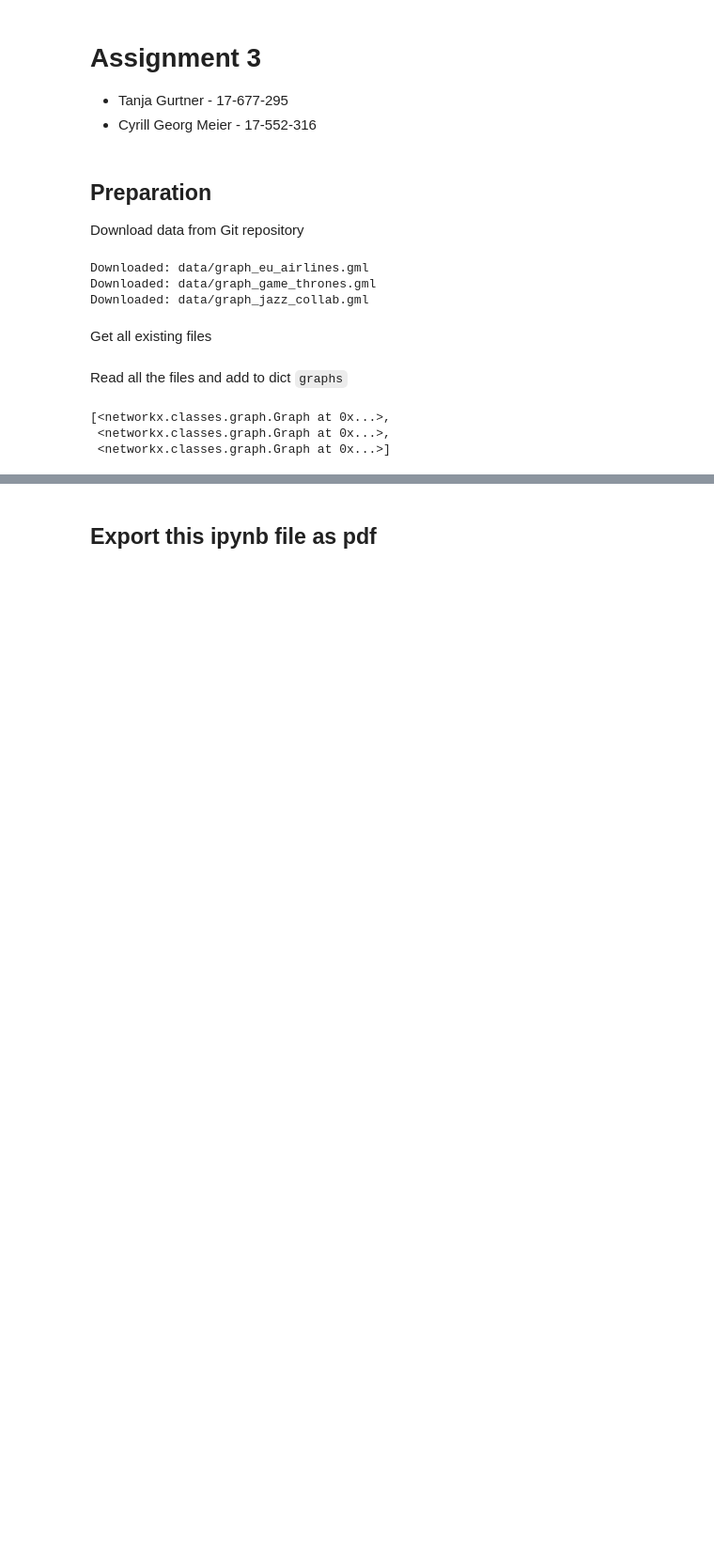
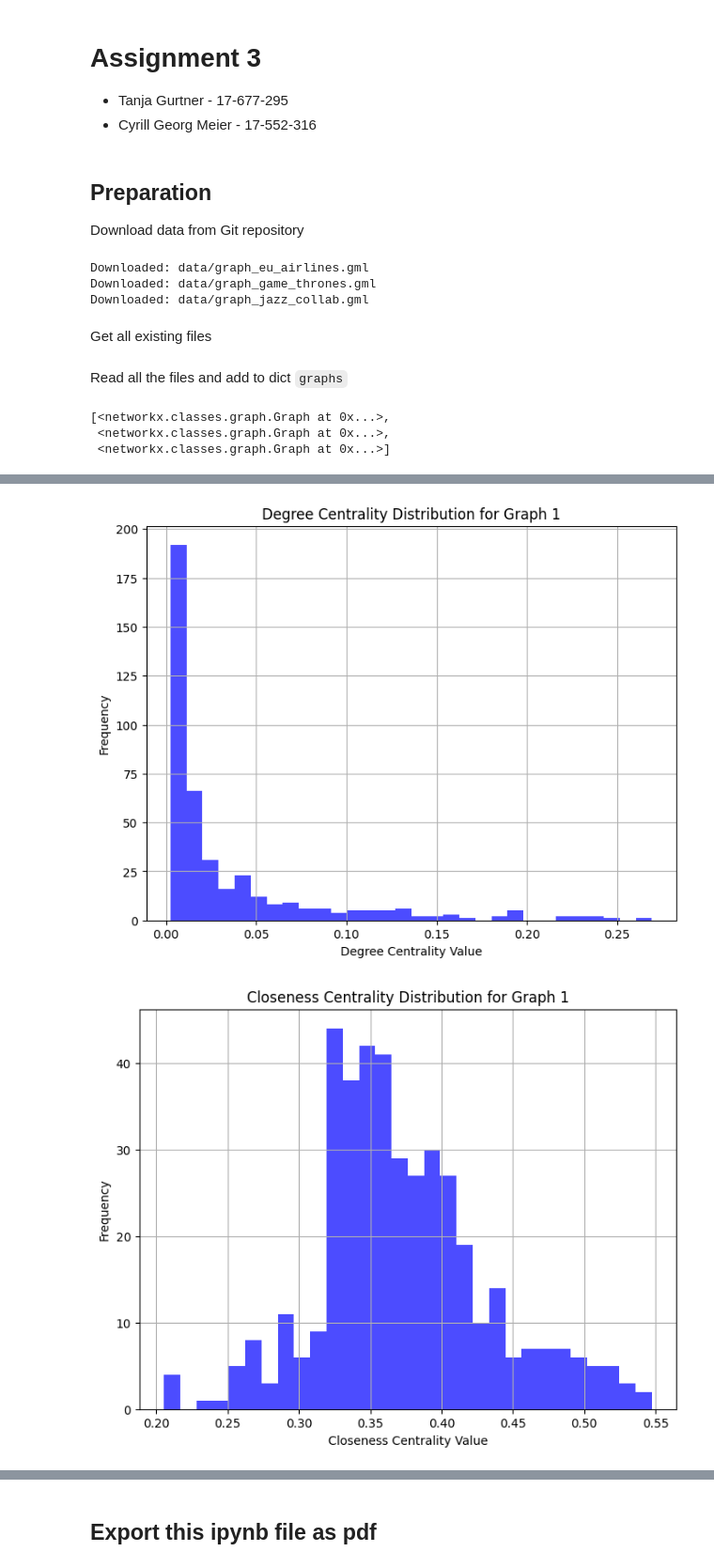
Before and after one commit to UZH-Cyrill-Meier/NetworkScience, a Jupyter notebook: Assignments/assignment 3/assignment3.ipynb, the cells around one changed output, grey strips where cells are left out. Shown at 94% size. Cells and saved outputs as stored; diff of their text form; code cells hidden in the pictures; blank space fills up the shorter version.

```diff
--- a/Assignments/assignment 3/assignment3.ipynb
+++ b/Assignments/assignment 3/assignment3.ipynb
@@ -103,0 +106,32 @@ def plot_network_graph(G):
+# %%
+# Function to compute all centralities for a given graph
+def compute_centralities(graph):
+    return {
+        'Degree Centrality': nx.degree_centrality(graph),
+        'Closeness Centrality': nx.closeness_centrality(graph),
+        'Betweenness Centrality': nx.betweenness_centrality(graph),
+        'Eigenvector Centrality': nx.eigenvector_centrality(graph)
+    }
+
+# Function to plot the distribution of a centrality
+def plot_centrality_distribution(values, centrality_name, graph_name):
+    plt.figure(figsize=(8, 6))
+    plt.hist(values, bins=30, color='b', alpha=0.7)
+    plt.title(f'{centrality_name} Distribution for {graph_name}')
+    plt.xlabel(f'{centrality_name} Value')
+    plt.ylabel('Frequency')
+    plt.grid(True)
+    plt.show()
+
+# Iterate over graphs and plot the centrality distributions
+for idx, G in enumerate(graphs):
+    graph_name = f'Graph {idx + 1}'
+
+    centralities = compute_centralities(G)  # Compute all centralities at once
+
+    # Plot distributions for each centrality
+    for centrality_name, values in centralities.items():
+        plot_centrality_distribution(list(values.values()), centrality_name, graph_name)
+# %% [output]
+[figure, added]
+[figure, added]
```
Also changed, not shown: parts of 12 cells of this notebook.
